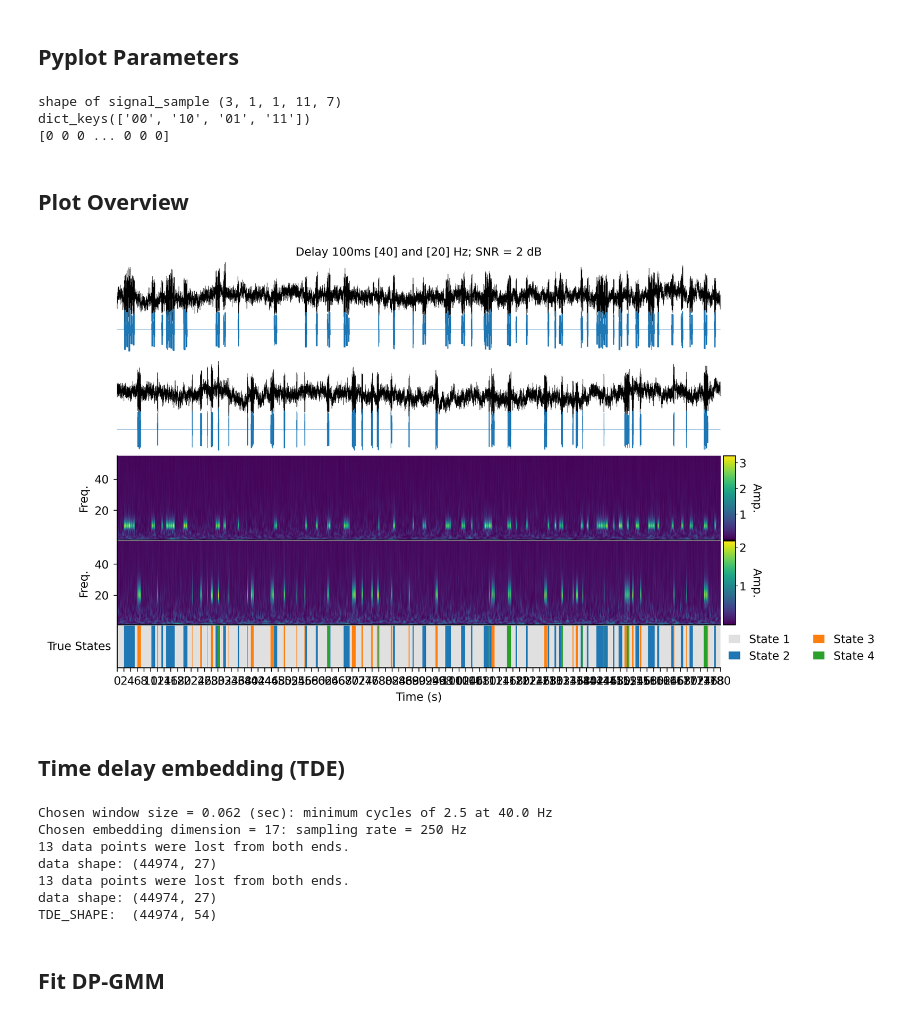
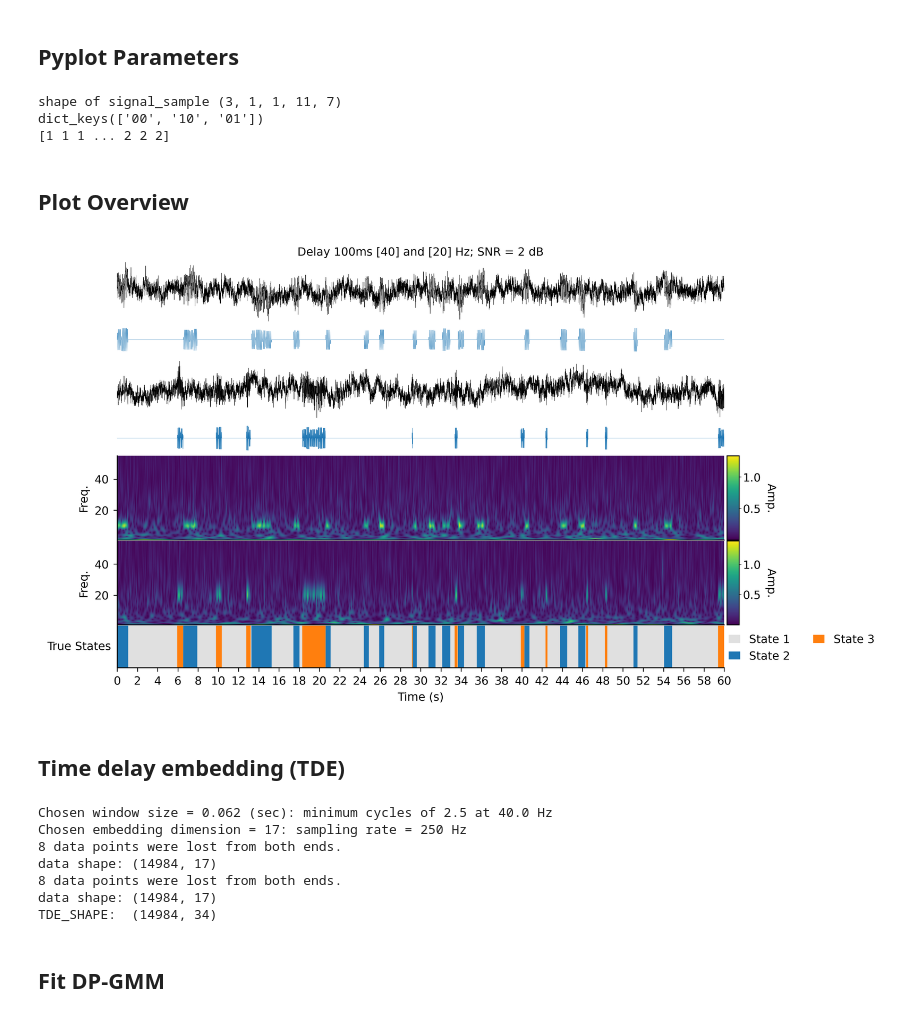
Before and after one commit to GerritFischer/MC-TDE-DP-GMM, a Jupyter notebook: fit_model_multi.ipynb, the cells around one changed output. Saved outputs shown, nothing was run; the diff lists cells and outputs as text; code cells hidden in the pictures.

```diff
--- a/fit_model_multi.ipynb
+++ b/fit_model_multi.ipynb
@@ -77,7 +77,7 @@ plt.rcParams.update({
     "figure.dpi": 300,
 })
 # %%
-sim_cond = "test"
+sim_cond = "ind10-(15-40)-snr(-10-10)"
 signal_dir = "../data/simulations"
 performance_dir = "../data/performance"
 result_dir = "../data/results"
@@ -91,13 +91,13 @@ print("shape of signal_sample", signal_sample.shape)
 
 ######## SHOW CODE
 
-signal = signal_sample[2,0,0,10,0]
-states = states_sample[2,0,0,10,0]
-bursts = bursts_sample[2,0,0,10,0]
+signal = signal_sample[0,0,0,6,0]
+states = states_sample[0,0,0,6,0]
+bursts = bursts_sample[0,0,0,6,0]
 
-signal2 = signal_sample[2,0,0,10,2]
-states2 = states_sample[2,0,0,10,2]
-bursts2 = bursts_sample[2,0,0,10,2]
+signal2 = signal_sample[0,0,0,6,2]
+states2 = states_sample[0,0,0,6,2]
+bursts2 = bursts_sample[0,0,0,6,2]
 
 
 ##### generate ground truth
@@ -131,14 +131,15 @@ time_vec = np.linspace(0, 180, int(fs * 180))
 snr_db = 2
 state_transition = 'return_to_baseline'
 heading = f"Delay 100ms {freq} and {freq2} Hz; SNR = {snr_db} dB"
+heading = "Imputation min_samples=20"
 
 true_states_onehot = np.eye(true_num_states)[combined_states]
 
 #print(true_num_states)
 # %% [output]
 shape of signal_sample (3, 1, 1, 11, 7)
-dict_keys(['00', '10', '01', '11'])
-[0 0 0 ... 0 0 0]
+dict_keys(['00', '10', '01'])
+[1 1 1 ... 2 2 2]
 # %% [markdown]
 ## Plot Overview
 # %%
@@ -149,7 +150,7 @@ from nds_toolbox.preprocessing.features import compute_wavelet
 
 
 
-plot_t = 180
+plot_t = 60
 
 
 #compute wavelets
@@ -287,34 +288,34 @@ cb.ax.tick_params(which="both", length=2, width=0.4, pad=1)
 
 
 
 axes["b5"].stackplot(time_vec[:plot_t * fs], true_states_onehot[:plot_t * fs].T, linewidth=0, colors=colors,
                      labels=state_labels)
 axes["b5"].set_ylabel(f"True States", rotation=0, labelpad=30, va="center")
 axes["b5"].tick_params(axis='y', which='both', left=False, labelleft=False)
 
 for key in ["b1", "b2", "b3", "b4","b5"]:
     axes[key].sharex(axes["b1"])
 
 axes["b5"].set_xlabel("Time (s)")
 axes["b5"].xaxis.set_major_locator(MultipleLocator(2.0))
 axes["b5"].tick_params(axis='y', which='both', left=False, labelleft=False)
 axes["b5"].set_ylim(0, 1)
 axes["b5"].set_xlim(0, plot_t)
 
 axes["b5"].spines["bottom"].set_visible(True)  # keep x-axis frame
 
 handles, labels = axes["b5"].get_legend_handles_labels()
 
 fig.legend(handles, labels,
            loc="center left",  # anchor to left of the bbox
            ncol=2,
            bbox_to_anchor=(0.981, 0.12),  # (x, y) in figure coordinates
            frameon=False,
            handlelength=1)
 
 plt.show()
 # %% [output]
-[figure, old version]
+[figure, new version]
 # %% [markdown]
 ## Time delay embedding (TDE)
 # %%
@@ -328,7 +329,7 @@ signal2 = (signal2 - np.mean(signal2))/ np.std(signal2)
 
 num_emb = choose_embedding_dim(np.mean(freq), fs, min_cycles = 2.5, ensure_odd = True, verbose=True)
 #you can also set it to some reasonable embeddings, say num_emb = 15
-num_emb = 27
+num_emb = 17
 
 tde_signal = compute_tde(signal, num_emb)
 tde_signal2 = compute_tde(signal2, num_emb)
@@ -352,7 +353,7 @@ num_states = int(np.ceil(np.log(len(trimmed_signal)))) # E[K] = alpha ln n
 num_models = 5 #default: 10
 num_epochs = 3000#default: 3000
 n_jobs = 10 #increase the number of jobs when you want to multi process the inference
-lr = 5e-3
+lr = 1e-2
 
 
 
@@ -364,11 +365,11 @@ print(f"TDE_SHAPE:  {tde_signal.shape}")
 # %% [output]
 Chosen window size = 0.062 (sec): minimum cycles of 2.5 at 40.0 Hz
 Chosen embedding dimension = 17: sampling rate = 250 Hz
-13 data points were lost from both ends.
-data shape: (44974, 27)
-13 data points were lost from both ends.
-data shape: (44974, 27)
-TDE_SHAPE:  (44974, 54)
+8 data points were lost from both ends.
+data shape: (14984, 17)
+8 data points were lost from both ends.
+data shape: (14984, 17)
+TDE_SHAPE:  (14984, 34)
 # %% [markdown]
 ## Fit DP-GMM
 # %%
```
Also changed, not shown: parts of 6 cells of this notebook, 4 other files.
